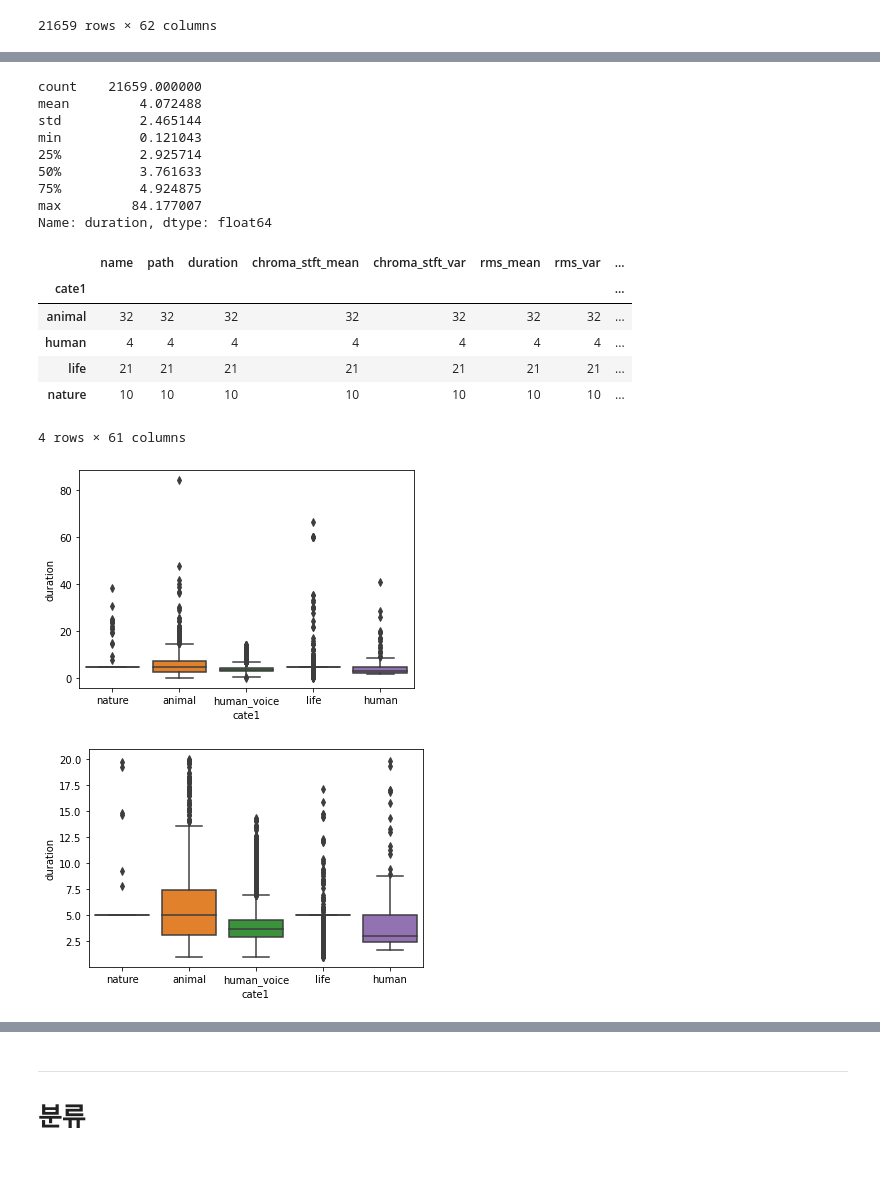
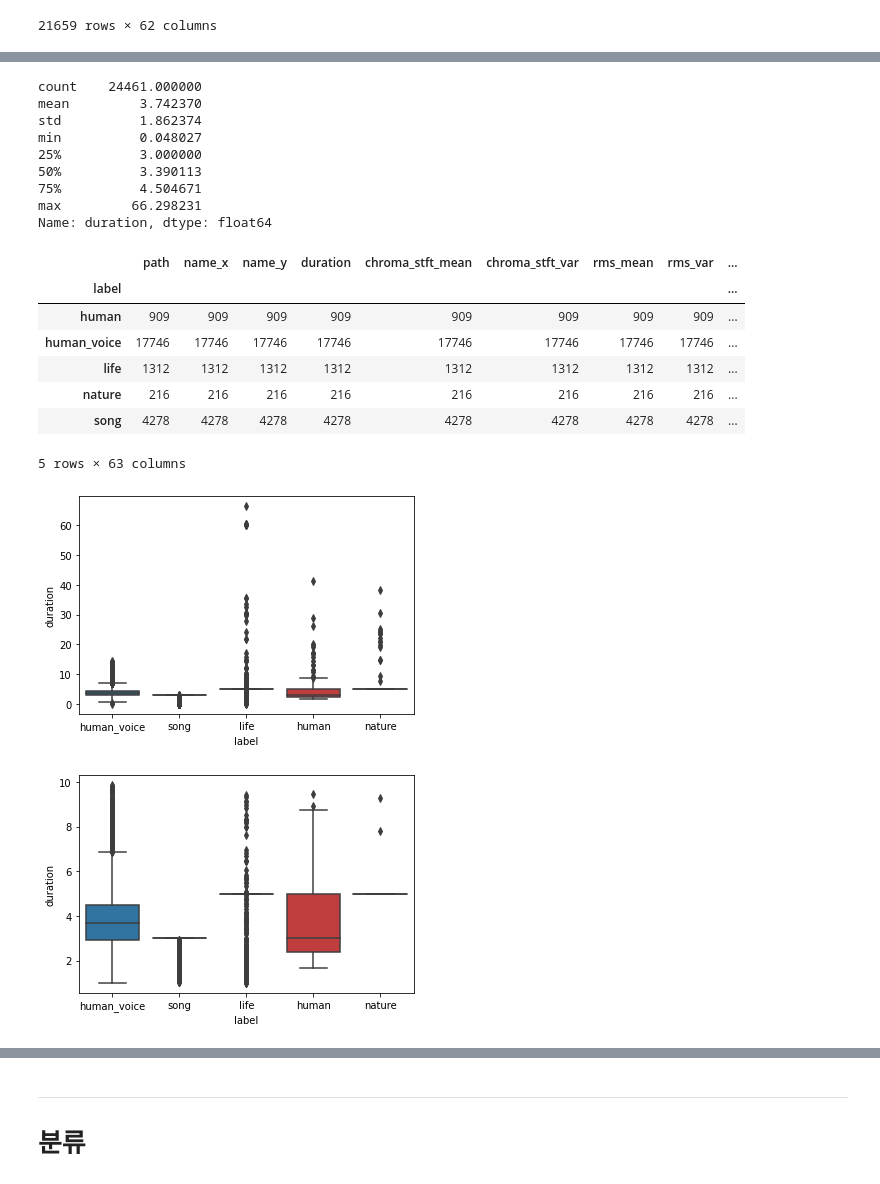
Before and after one commit to HyunjinKIM-Chloe/sai, a Jupyter notebook: codes/human_sound_trial_report_210117.ipynb, the cells around one changed output, grey strips where cells are left out. Saved outputs shown, nothing was run; the diff lists cells and outputs as text; code cells hidden in the pictures.

```diff
--- a/codes/human_sound_trial_report_210117.ipynb
+++ b/codes/human_sound_trial_report_210117.ipynb
@@ -98,0 +93,4 @@ song_freq_df = freq.make_frequency_df(info_df[info_df['label']=='song'])
+# %%
+result_df = pd.concat([result_df, song_freq_df])
+merge_df = info_df.merge(result_df, how='left', on='path')
+merge_df
@@ -99,31 +111,34 @@ song_freq_df = freq.make_frequency_df(info_df[info_df['label']=='song'])
+# %%
+result_df = merge_df
 # %%
 result_df['duration'].describe()
 # %% [output]
-count    21659.000000
-mean         4.072488
-std          2.465144
-min          0.121043
-25%          2.925714
-50%          3.761633
-75%          4.924875
-max         84.177007
+count    24461.000000
+mean         3.742370
+std          1.862374
+min          0.048027
+25%          3.000000
+50%          3.390113
+75%          4.504671
+max         66.298231
 Name: duration, dtype: float64
 # %%
-result_df[result_df['duration']>20].groupby('cate1').count()
+result_df.groupby('label').count()
 # %% [output]
-|  | name | path | duration | chroma_stft_mean | chroma_stft_var | rms_mean | rms_var | ... |
-| cate1 |  |  |  |  |  |  |  | ... |
-| animal | 32 | 32 | 32 | 32 | 32 | 32 | 32 | ... |
-| human | 4 | 4 | 4 | 4 | 4 | 4 | 4 | ... |
-| life | 21 | 21 | 21 | 21 | 21 | 21 | 21 | ... |
-| nature | 10 | 10 | 10 | 10 | 10 | 10 | 10 | ... |
+|  | path | name_x | name_y | duration | chroma_stft_mean | chroma_stft_var | rms_mean | rms_var | ... |
+| label |  |  |  |  |  |  |  |  | ... |
+| human | 909 | 909 | 909 | 909 | 909 | 909 | 909 | 909 | ... |
+| human_voice | 17746 | 17746 | 17746 | 17746 | 17746 | 17746 | 17746 | 17746 | ... |
+| life | 1312 | 1312 | 1312 | 1312 | 1312 | 1312 | 1312 | 1312 | ... |
+| nature | 216 | 216 | 216 | 216 | 216 | 216 | 216 | 216 | ... |
+| song | 4278 | 4278 | 4278 | 4278 | 4278 | 4278 | 4278 | 4278 | ... |
-4 rows × 61 columns
+5 rows × 63 columns
 # %%
-sns.boxplot(data=result_df, x='cate1', y='duration');
+sns.boxplot(data=result_df, x='label', y='duration');
 # %% [output]
-[figure, old version]
+[figure, new version]
 # %%
-sns.boxplot(data=result_df[result_df['duration']<20][result_df['duration']>1], x='cate1', y='duration');
+sns.boxplot(data=result_df[result_df['duration']<10][result_df['duration']>1], x='label', y='duration');
 # %% [output]
-[figure, old version]
+[figure, new version]
 # %%
```
Also changed, not shown: parts of 30 cells of this notebook, 4 other files.
